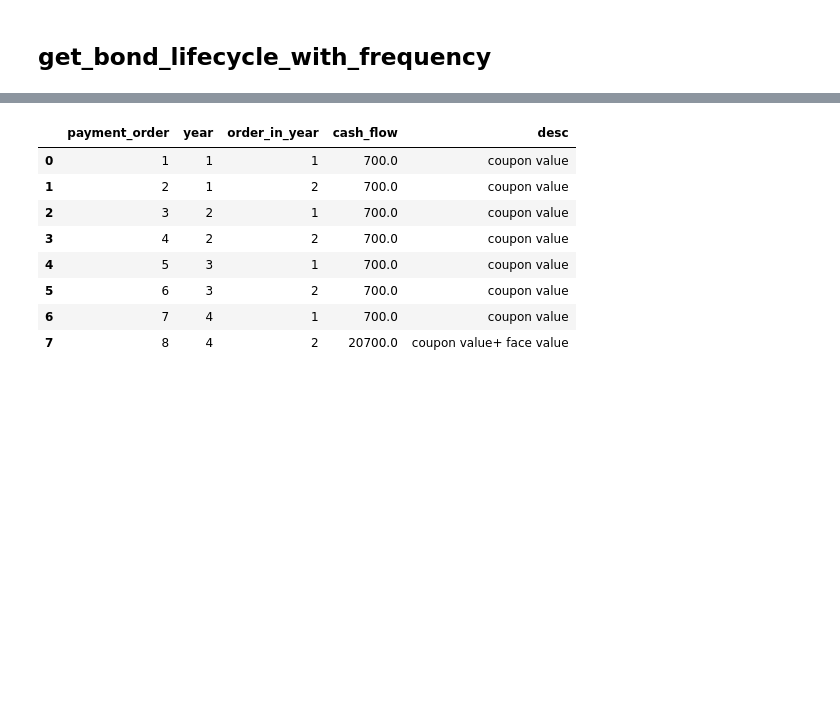
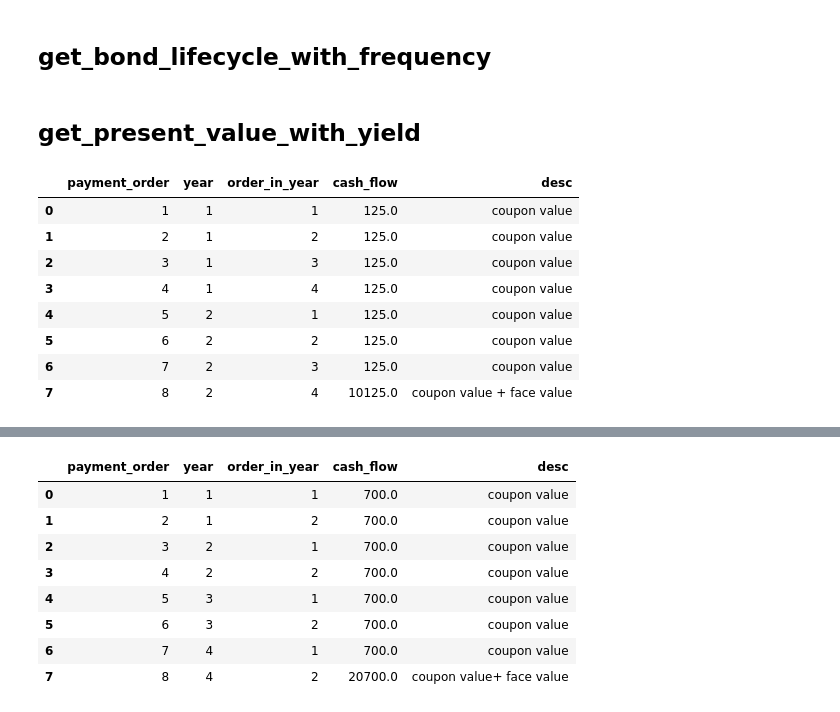
Before and after one commit to horasan/ml, a Jupyter notebook: R_LER_TREASURY_FIXED_INCOME_1.ipynb, the cells around one changed output, grey strips where cells are left out. Drawn from its saved outputs; the diff is of its cells as text; code cells hidden in the pictures; blank space fills up the shorter version.

```diff
--- a/R_LER_TREASURY_FIXED_INCOME_1.ipynb
+++ b/R_LER_TREASURY_FIXED_INCOME_1.ipynb
@@ -123,13 +123,22 @@ def get_bond_lifecycle_with_frequency(face_value: float, coupon_rate: float, dur
   year_list = []
   order_in_year_list = []
 
+#  for a in range(duration_in_years):
+#    #year_list.append(a+1)
+#    #year_list.append(a+1)
+#    #order_in_year_list.append(1)
+#    #order_in_year_list.append(2)
+#    year_list.extend([a+1, a+1]) # add multiple values
+#    order_in_year_list.extend([1, 2]) # add multiple values
+
   for a in range(duration_in_years):
     #year_list.append(a+1)
     #year_list.append(a+1)
     #order_in_year_list.append(1)
     #order_in_year_list.append(2)
-    year_list.extend([a+1, a+1]) # add multiple values
-    order_in_year_list.extend([1, 2]) # add multiple values
+    for fre in range(frequency_per_year):
+      year_list.append(a+1)
+      order_in_year_list.append(fre+1) # add multiple values
 
   bond_life["year"] = year_list
   bond_life["order_in_year"] = order_in_year_list
@@ -144,3 +153,5 @@ def get_bond_lifecycle_with_frequency(face_value: float, coupon_rate: float, dur
   bond_life.loc[index_of_the_last_payment, "desc"] = bond_life.loc[index_of_the_last_payment, "desc"] + " + face value"
 
   return bond_life
+# %% [markdown]
+## get_present_value_with_yield
@@ -146,0 +217,23 @@ def get_bond_lifecycle_with_frequency(face_value: float, coupon_rate: float, dur
+# %%
+face_value_1 = 10000 # $
+coupon_rate_1 = 5/100
+yield_rate_1 = 7/100
+frequency_per_year_1 = 4
+duration_in_years_1 = 2
+
+# face_value: float, coupon_rate: float, duration_in_years: float, frequency_per_year: int
+
+bond_life = get_bond_lifecycle_with_frequency(face_value = face_value_1, coupon_rate = coupon_rate_1, duration_in_years = duration_in_years_1, frequency_per_year = frequency_per_year_1)
+bond_life
+
+bond_life_in_year =
+# %% [output]
+|  | payment_order | year | order_in_year | cash_flow | desc |
+| 0 | 1 | 1 | 1 | 125.0 | coupon value |
+| 1 | 2 | 1 | 2 | 125.0 | coupon value |
+| 2 | 3 | 1 | 3 | 125.0 | coupon value |
+| 3 | 4 | 1 | 4 | 125.0 | coupon value |
+| 4 | 5 | 2 | 1 | 125.0 | coupon value |
+| 5 | 6 | 2 | 2 | 125.0 | coupon value |
+| 6 | 7 | 2 | 3 | 125.0 | coupon value |
+| 7 | 8 | 2 | 4 | 10125.0 | coupon value + face value |
```
Also changed, not shown: parts of 3 cells of this notebook.
